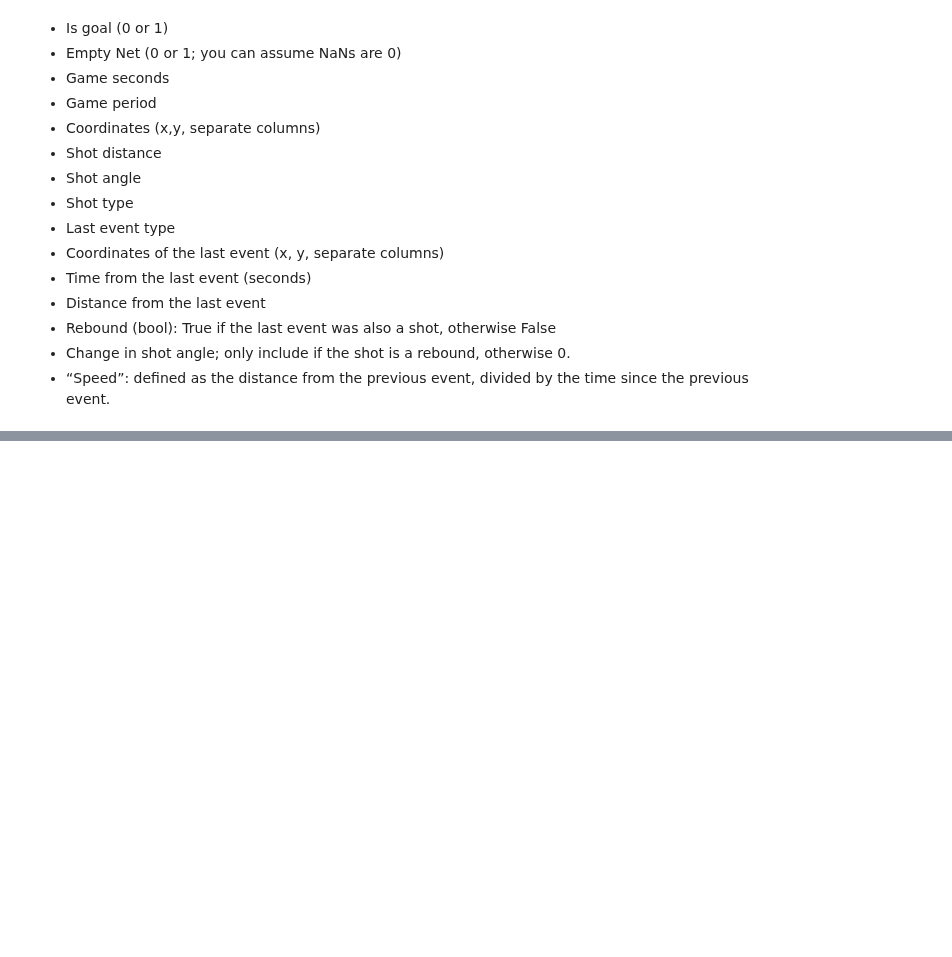
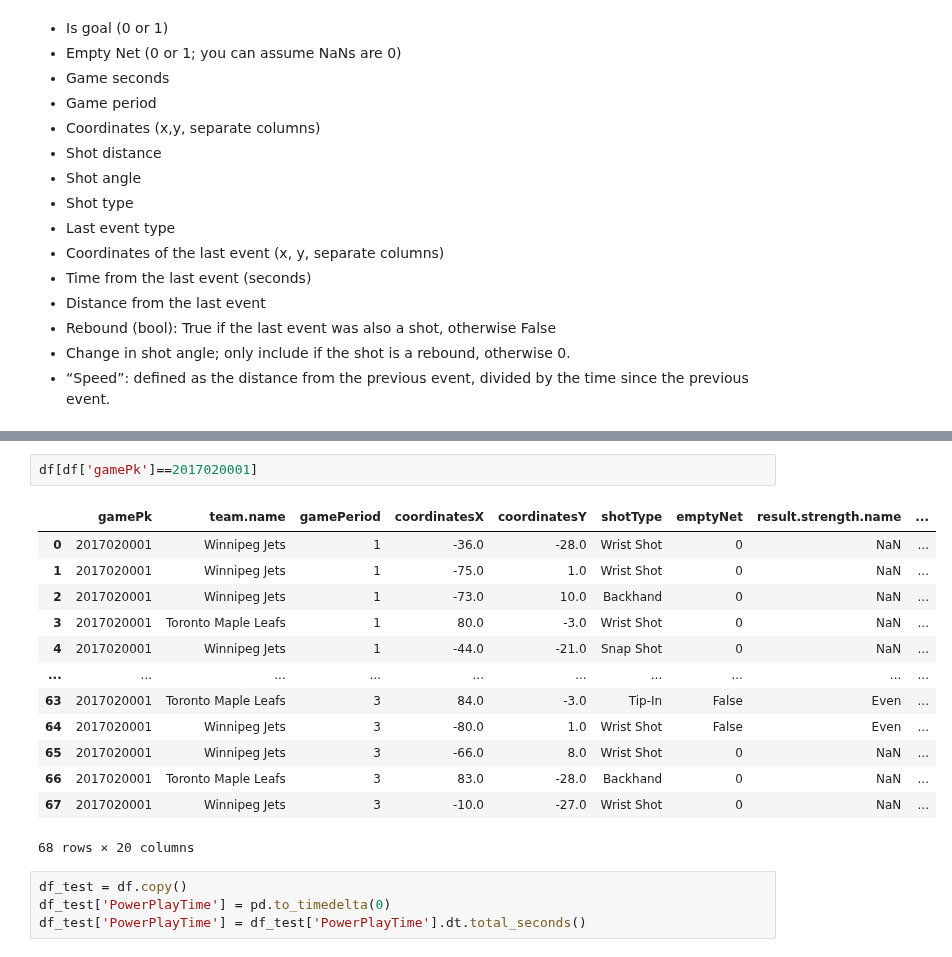
Before and after one commit to M0rph3e/ift6758-project-main, a Jupyter notebook: notebooks/feingineering_two.ipynb, the cells around one changed output, grey strips where cells are left out. Drawn from its saved outputs; the diff is of its cells as text; blank space fills up the shorter version.

```diff
--- a/notebooks/feingineering_two.ipynb
+++ b/notebooks/feingineering_two.ipynb
@@ -94,0 +147,20 @@ sns.countplot(x='shotType',data=df)
+# %%
+df[df['gamePk']==2017020001]
+# %% [output]
+|  | gamePk | team.name | gamePeriod | coordinatesX | coordinatesY | shotType | emptyNet | result.strength.name | ... |
+| 0 | 2017020001 | Winnipeg Jets | 1 | -36.0 | -28.0 | Wrist Shot | 0 | NaN | ... |
+| 1 | 2017020001 | Winnipeg Jets | 1 | -75.0 | 1.0 | Wrist Shot | 0 | NaN | ... |
+| 2 | 2017020001 | Winnipeg Jets | 1 | -73.0 | 10.0 | Backhand | 0 | NaN | ... |
+| 3 | 2017020001 | Toronto Maple Leafs | 1 | 80.0 | -3.0 | Wrist Shot | 0 | NaN | ... |
+| 4 | 2017020001 | Winnipeg Jets | 1 | -44.0 | -21.0 | Snap Shot | 0 | NaN | ... |
+| ... | ... | ... | ... | ... | ... | ... | ... | ... | ... |
+| 63 | 2017020001 | Toronto Maple Leafs | 3 | 84.0 | -3.0 | Tip-In | False | Even | ... |
+| 64 | 2017020001 | Winnipeg Jets | 3 | -80.0 | 1.0 | Wrist Shot | False | Even | ... |
+| 65 | 2017020001 | Winnipeg Jets | 3 | -66.0 | 8.0 | Wrist Shot | 0 | NaN | ... |
+| 66 | 2017020001 | Toronto Maple Leafs | 3 | 83.0 | -28.0 | Backhand | 0 | NaN | ... |
+| 67 | 2017020001 | Winnipeg Jets | 3 | -10.0 | -27.0 | Wrist Shot | 0 | NaN | ... |
+68 rows × 20 columns
+# %%
+df_test = df.copy()
+df_test['PowerPlayTime'] = pd.to_timedelta(0)
+df_test['PowerPlayTime'] = df_test['PowerPlayTime'].dt.total_seconds()
```
Also changed, not shown: parts of 17 cells of this notebook.
